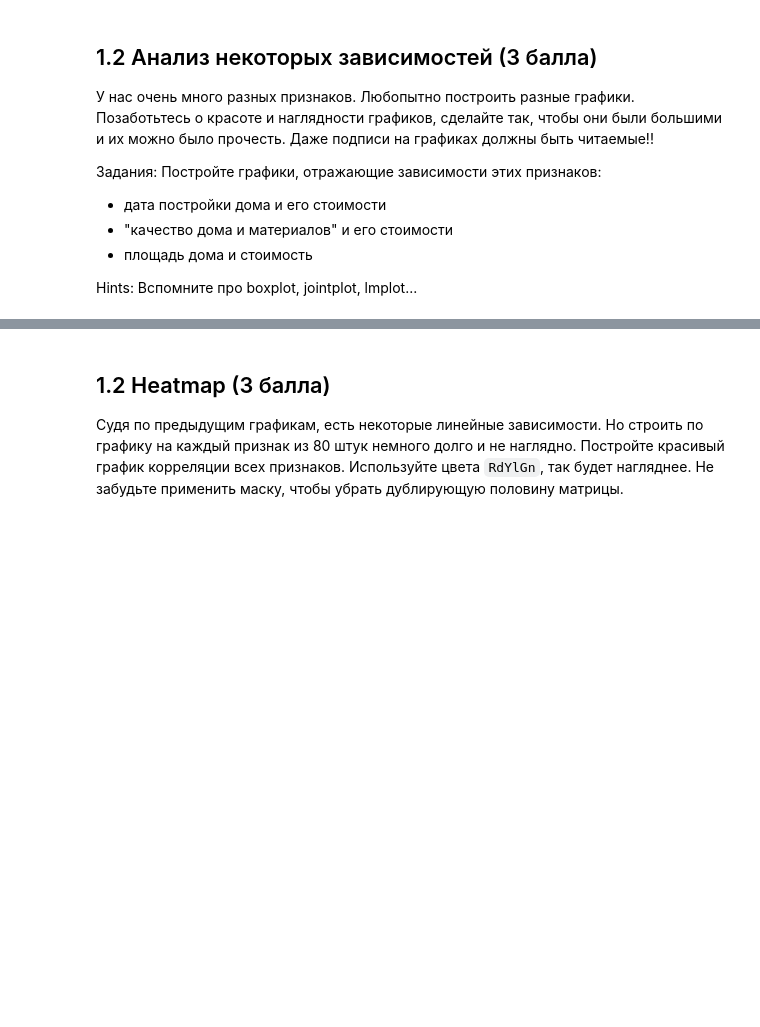
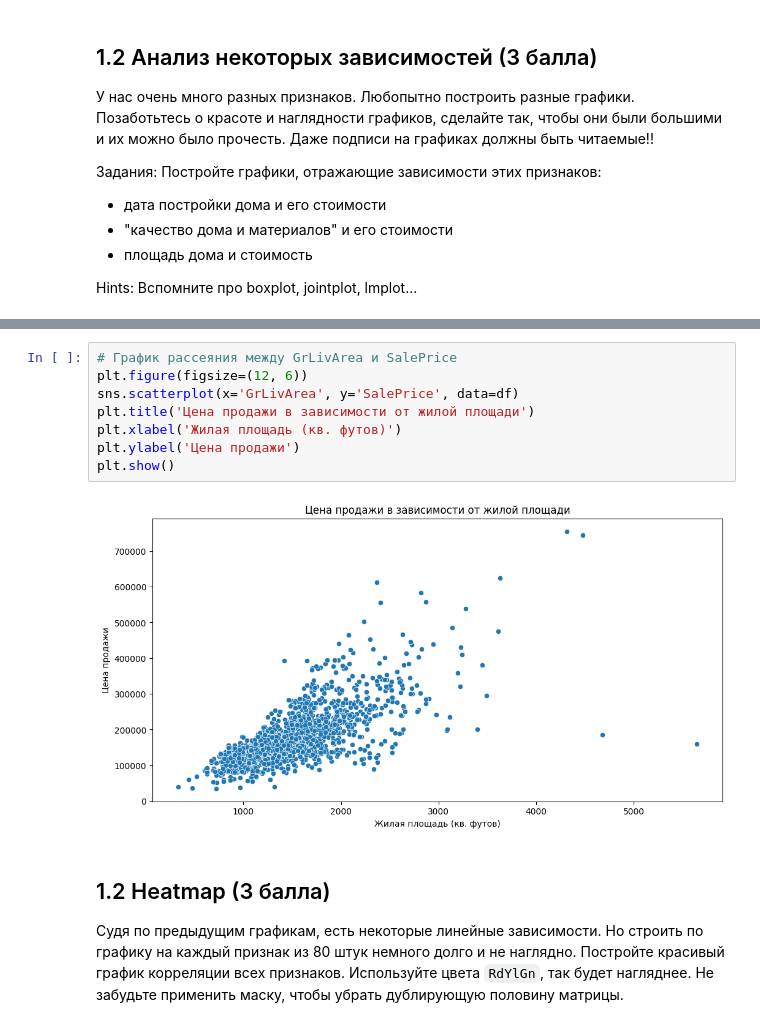
Before and after one commit to kristina-emil/Machine-learning, a Jupyter notebook: 02_linear_regression/03-hw-linear-regression.ipynb, the cells around one changed output, grey strips where cells are left out. Drawn from its saved outputs; the diff is of its cells as text; blank space fills up the shorter version.

```diff
--- a/02_linear_regression/03-hw-linear-regression.ipynb
+++ b/02_linear_regression/03-hw-linear-regression.ipynb
@@ -174,3 +220,13 @@ Hints: Вспомните про boxplot, jointplot, lmplot...
+# %%
+# График рассеяния между GrLivArea и SalePrice
+plt.figure(figsize=(12, 6))
+sns.scatterplot(x='GrLivArea', y='SalePrice', data=df)
+plt.title('Цена продажи в зависимости от жилой площади')
+plt.xlabel('Жилая площадь (кв. футов)')
+plt.ylabel('Цена продажи')
+plt.show()
+# %% [output]
+[figure, added]
 # %% [markdown]
 ## 1.2 Heatmap (3 балла)
 
```
Also changed, not shown: parts of 15 cells of this notebook.
